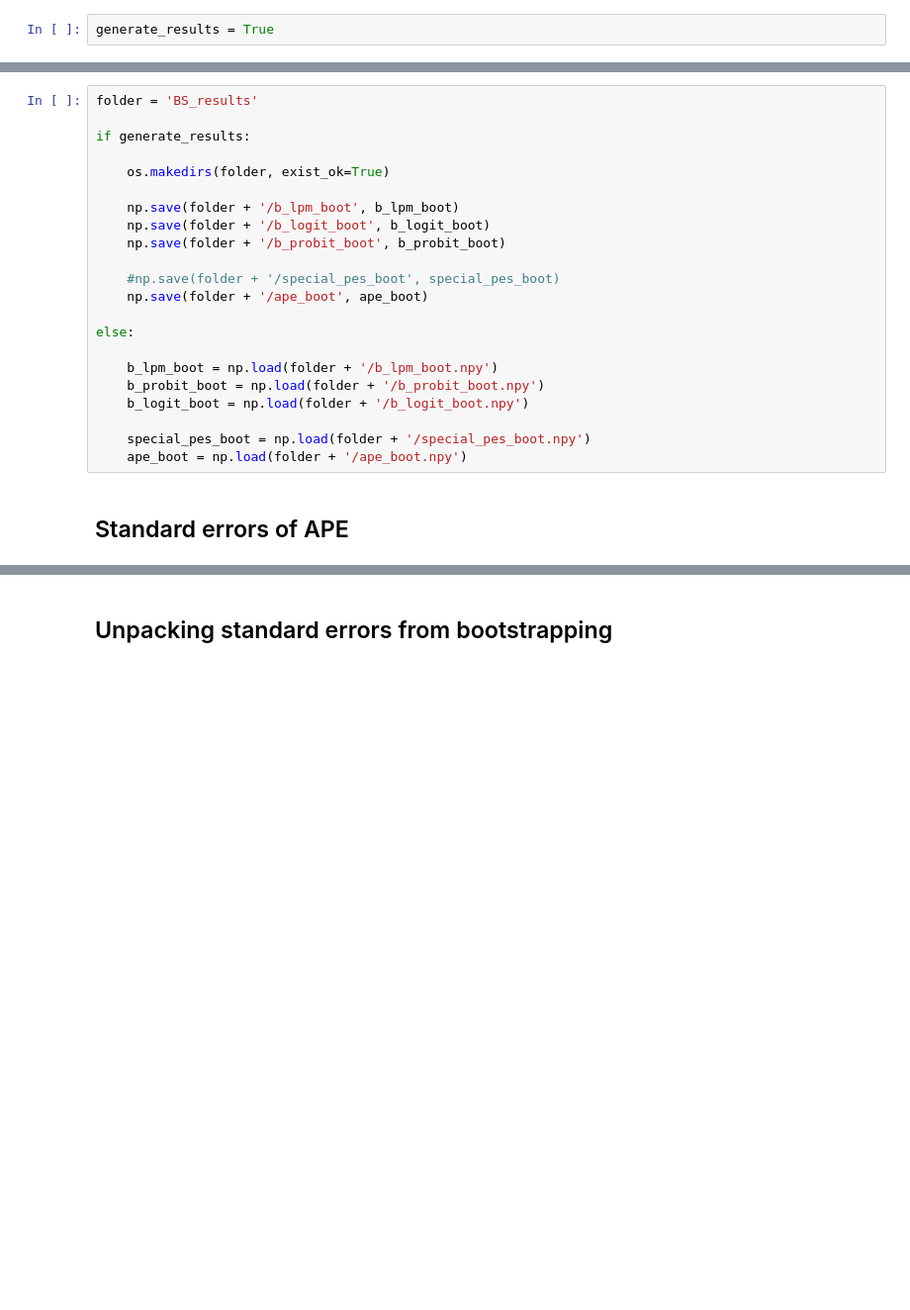
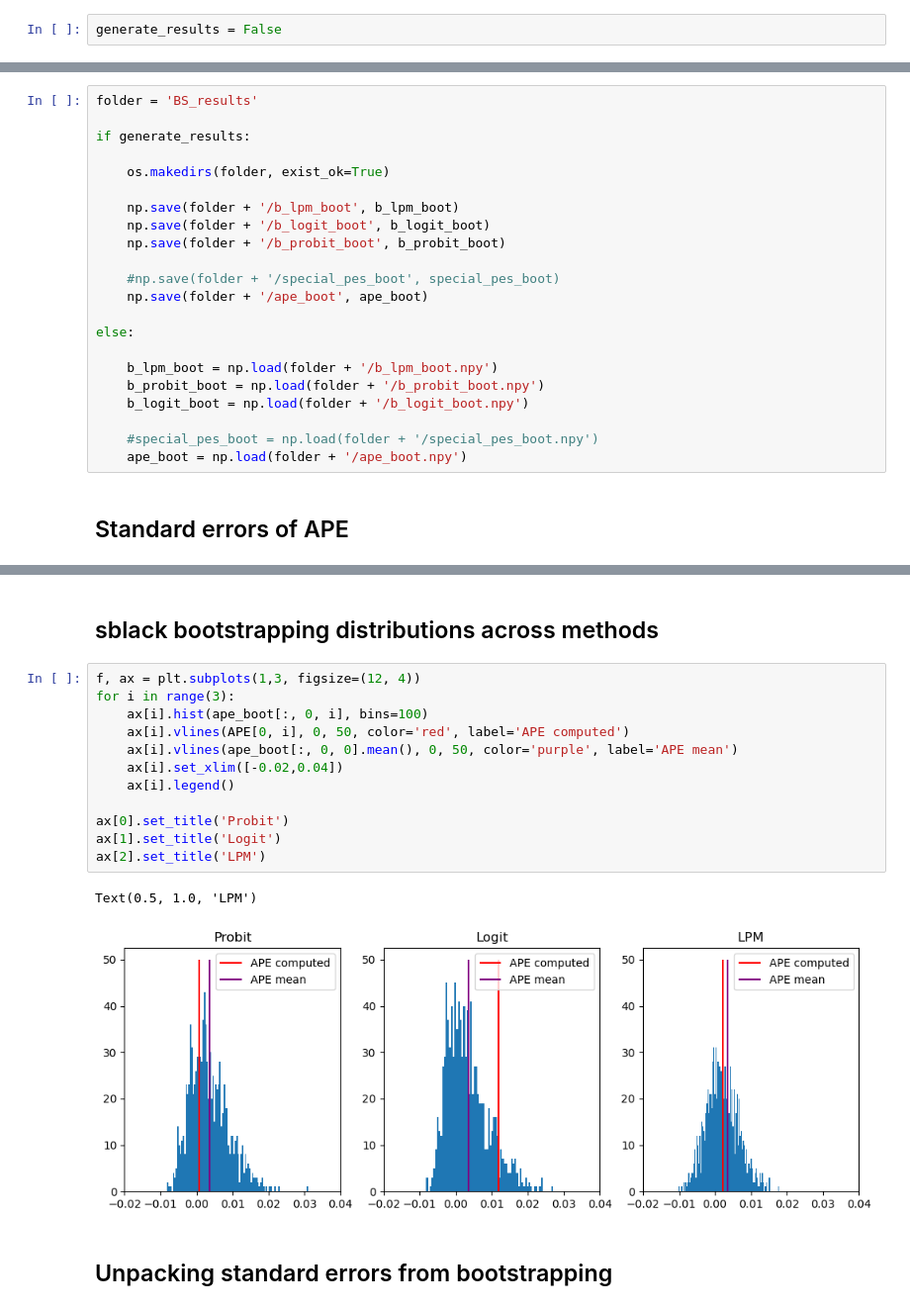
Before and after one commit to astronautfish/advmicro-assignment-3, a Jupyter notebook: assignment3.ipynb, the cells around one changed output, grey strips where cells are left out. Shown at 99% size. Saved outputs shown, nothing was run; the diff lists cells and outputs as text; blank space fills up the shorter version.

```diff
--- a/assignment3.ipynb
+++ b/assignment3.ipynb
@@ -568,7 +544,7 @@ spe_logit_df
 # %%
 from aux import boot
 # %%
-generate_results = True
+generate_results = False
 # %%
 if generate_results:
     b_lpm_boot, b_probit_boot, b_logit_boot, ape_boot, sub_events = boot(y, x, special_joe, data, x_labels, x_labels_imp, nboot=1000)
@@ -610,7 +568,7 @@ else:
     b_probit_boot = np.load(folder + '/b_probit_boot.npy')
     b_logit_boot = np.load(folder + '/b_logit_boot.npy')
 
-    special_pes_boot = np.load(folder + '/special_pes_boot.npy')
+    #special_pes_boot = np.load(folder + '/special_pes_boot.npy')
     ape_boot = np.load(folder + '/ape_boot.npy')
 # %% [markdown]
 ## Standard errors of APE
@@ -631,3 +583,20 @@ se_ape_df
+# %% [markdown]
+## sblack bootstrapping distributions across methods
+# %%
+f, ax = plt.subplots(1,3, figsize=(12, 4))
+for i in range(3):
+    ax[i].hist(ape_boot[:, 0, i], bins=100)
+    ax[i].vlines(APE[0, i], 0, 50, color='red', label='APE computed')
+    ax[i].vlines(ape_boot[:, 0, 0].mean(), 0, 50, color='purple', label='APE mean')
+    ax[i].set_xlim([-0.02,0.04])
+    ax[i].legend()
+
+ax[0].set_title('Probit')
+ax[1].set_title('Logit')
+ax[2].set_title('LPM')
+# %% [output]
+Text(0.5, 1.0, 'LPM')
+[figure, added]
 # %% [markdown]
 ## Unpacking standard errors from bootstrapping
 # %% [markdown]
```
Also changed, not shown: parts of 26 cells of this notebook, 2 other files.
